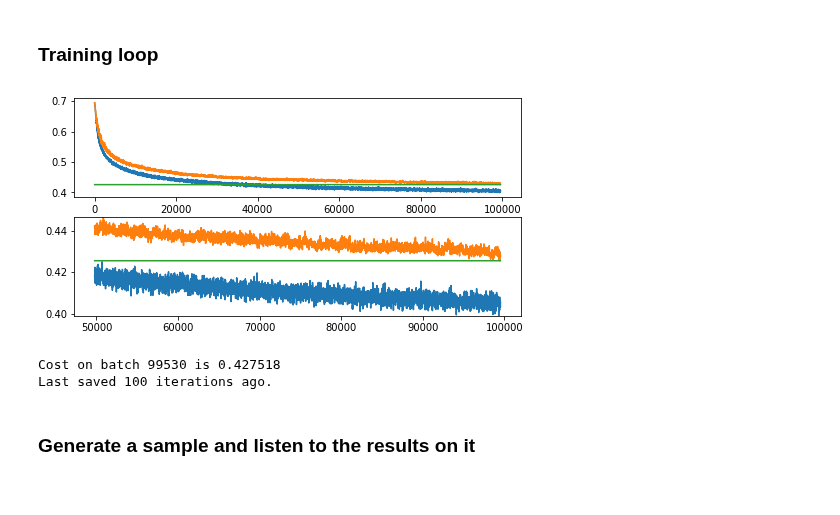
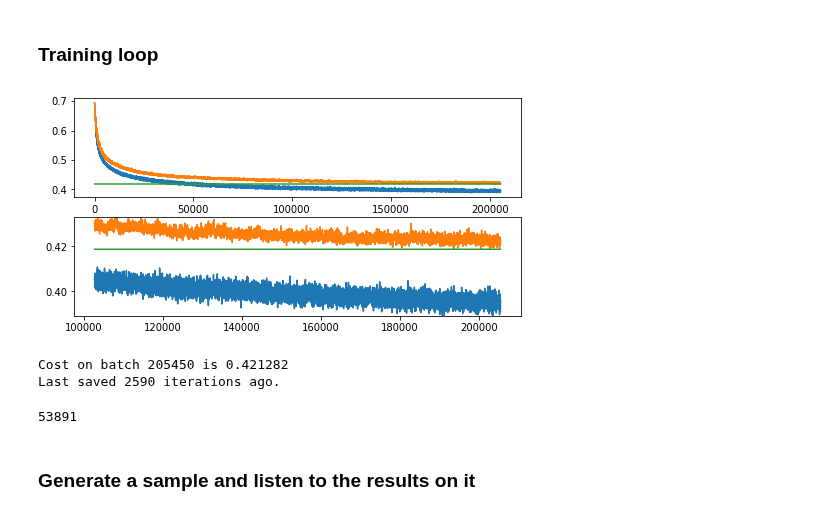
Before and after one commit to Lab41/Magnolia, a Jupyter notebook: src/dnnseparate/Lab41Model-Reloaded.ipynb, the cells around one changed output. Cells and saved outputs as stored; diff of their text form; code cells hidden in the pictures.

```diff
--- a/src/dnnseparate/Lab41Model-Reloaded.ipynb
+++ b/src/dnnseparate/Lab41Model-Reloaded.ipynb
@@ -132,7 +132,8 @@ for i in range(2000000):
         try:
             if c_v < min(v_costs) and len(iterations) > 0:
                 print("Saving the model because c_v is", min(v_costs) - c_v, "below the old min.")
-                model.save('lab41_model-x-restart.ckpt')
+                # model.save('lab41_model-x-restart.ckpt')
+                model.save('/local_data/kni/lab41_nonorm.ckpt')
                 last_saved = iterations[-1]
         except:
             pass
@@ -143,33 +144,33 @@ for i in range(2000000):
         iterations.append(i + 1 + start)
 
         length = len(iterations)
         cutoff = int(0.5*length)
         lowline = [min(v_costs)]*len(iterations)
 
         f, (ax1, ax2) = plt.subplots(2,1)
 
         ax1.plot(iterations,t_costs)
         ax1.plot(iterations,v_costs)
         ax1.plot(iterations,lowline)
 
         y_u = max(max(t_costs[cutoff:]),max(v_costs[cutoff:]))
         y_l = min(min(t_costs[cutoff:]),min(v_costs[cutoff:]))
 
         ax2.set_ylim(y_l,y_u)
 
         ax2.plot(iterations[cutoff:], t_costs[cutoff:])
         ax2.plot(iterations[cutoff:], v_costs[cutoff:])
         ax2.plot(iterations[cutoff:], lowline[cutoff:])
         plt.show()
 
         print("Cost on batch", iterations[-1], "is", c_v)
         print("Last saved",iterations[-1]-last_saved,"iterations ago.")
         costs = []
 
         if iterations[-1]-last_saved > 100000:
             print("Done!")
             break
 # %% [output]
-[figure, old version]
+[figure, new version]
-Cost on batch 99530 is 0.427518
-Last saved 100 iterations ago.
+Cost on batch 205450 is 0.421282
+Last saved 2590 iterations ago.
@@ -178,3 +177,7 @@ len(modeltimer) * 256
+# %%
+i
+# %% [output]
+53891
 # %% [markdown]
 ### Generate a sample and listen to the results on it
 # %%
```
Also changed, not shown: parts of 1 cell of this notebook, 1 other file.
